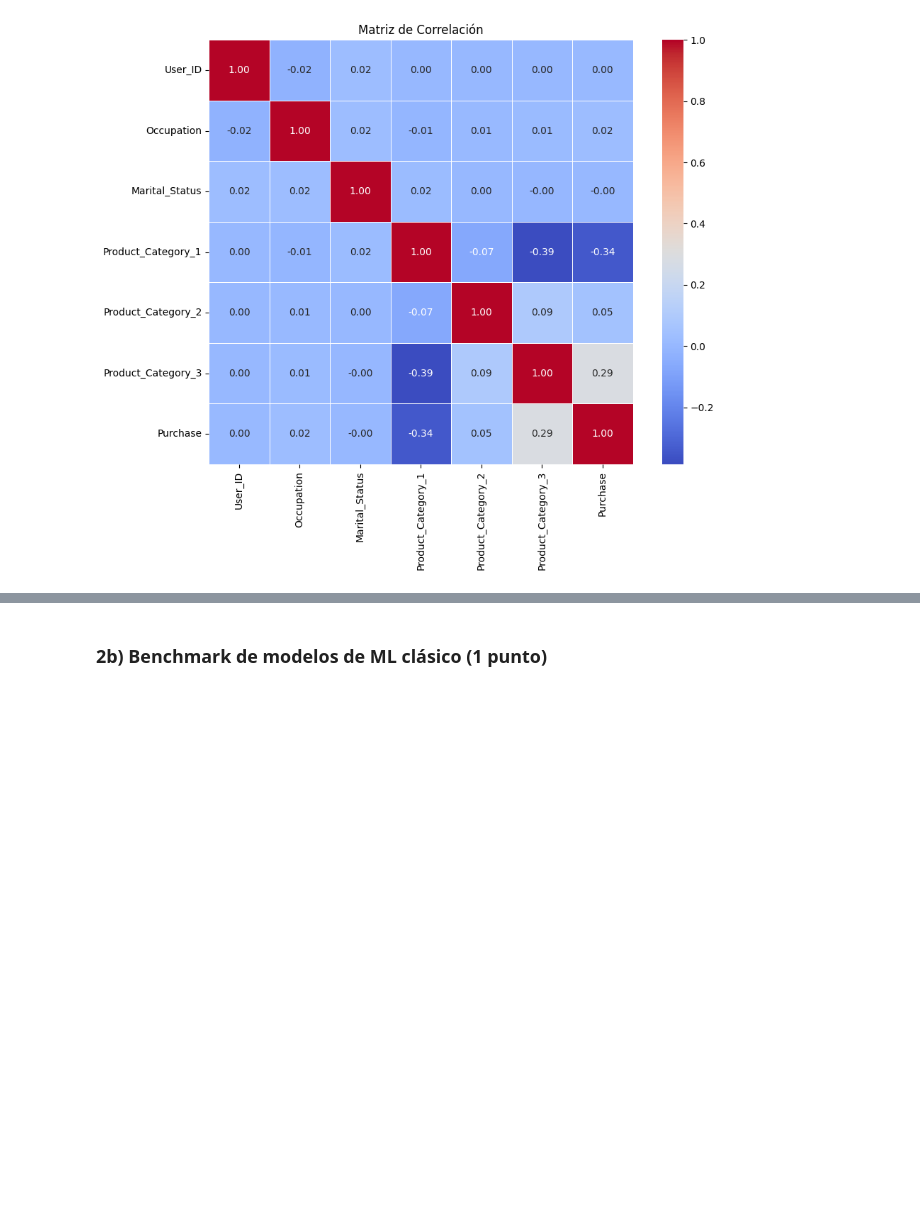
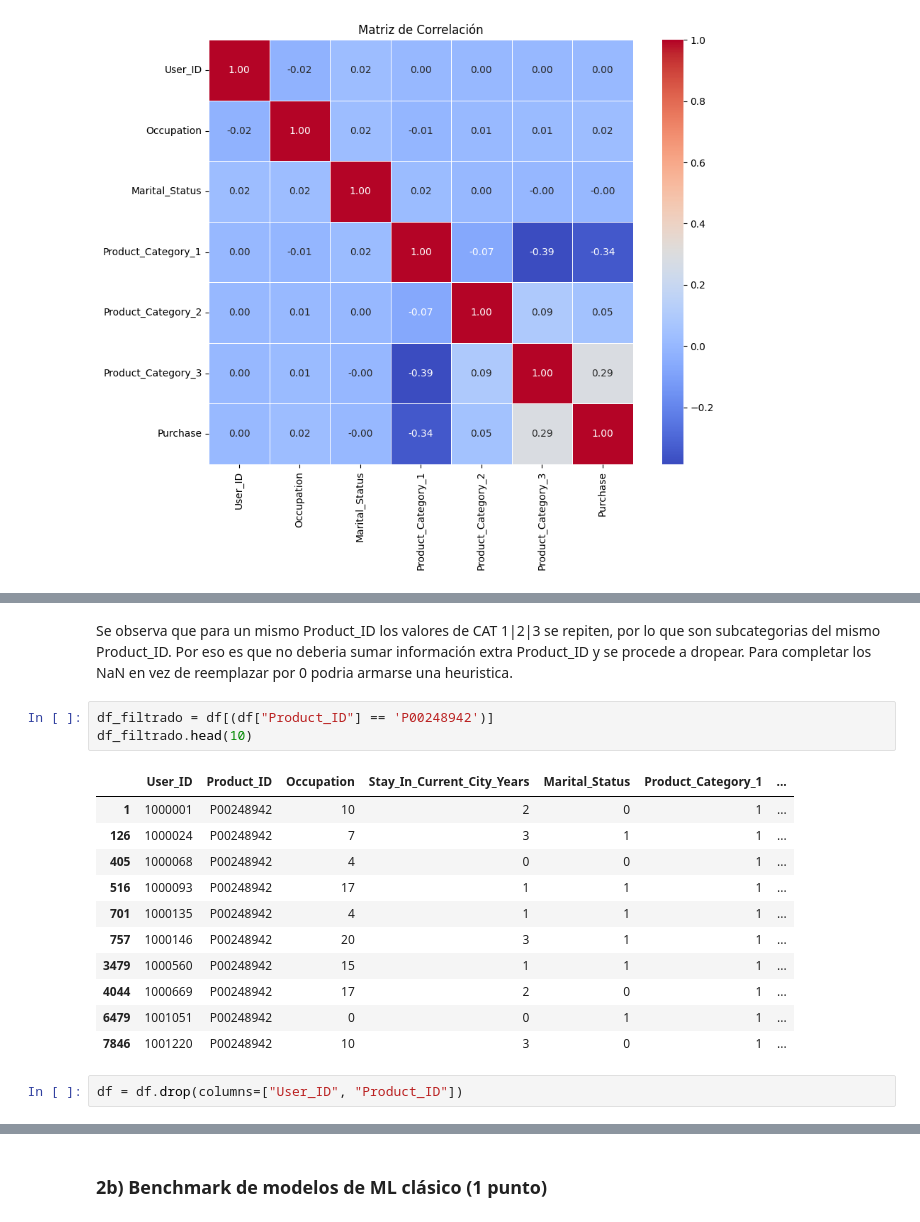
Before and after one commit to joagonzalez/ceia-aprendizaje-profundo, a Jupyter notebook: tp1/notebook.ipynb, the cells around one changed output, grey strips where cells are left out. Drawn from its saved outputs; the diff is of its cells as text; blank space fills up the shorter version.

```diff
--- a/tp1/notebook.ipynb
+++ b/tp1/notebook.ipynb
@@ -716,0 +752,19 @@ plt.show()
+# %% [markdown]
+Se observa que para un mismo Product_ID los valores de CAT 1|2|3 se repiten, por lo que son subcategorias del mismo Product_ID. Por eso es que no deberia sumar información extra Product_ID y se procede a dropear. Para completar los NaN en vez de reemplazar por 0 podria armarse una heuristica.
+# %%
+df_filtrado = df[(df["Product_ID"] == 'P00248942')]
+df_filtrado.head(10)
+# %% [output]
+|  | User_ID | Product_ID | Occupation | Stay_In_Current_City_Years | Marital_Status | Product_Category_1 | ... |
+| 1 | 1000001 | P00248942 | 10 | 2 | 0 | 1 | ... |
+| 126 | 1000024 | P00248942 | 7 | 3 | 1 | 1 | ... |
+| 405 | 1000068 | P00248942 | 4 | 0 | 0 | 1 | ... |
+| 516 | 1000093 | P00248942 | 17 | 1 | 1 | 1 | ... |
+| 701 | 1000135 | P00248942 | 4 | 1 | 1 | 1 | ... |
+| 757 | 1000146 | P00248942 | 20 | 3 | 1 | 1 | ... |
+| 3479 | 1000560 | P00248942 | 15 | 1 | 1 | 1 | ... |
+| 4044 | 1000669 | P00248942 | 17 | 2 | 0 | 1 | ... |
+| 6479 | 1001051 | P00248942 | 0 | 0 | 1 | 1 | ... |
+| 7846 | 1001220 | P00248942 | 10 | 3 | 0 | 1 | ... |
+# %%
+df = df.drop(columns=["User_ID", "Product_ID"])
```
Also changed, not shown: parts of 14 cells of this notebook.
